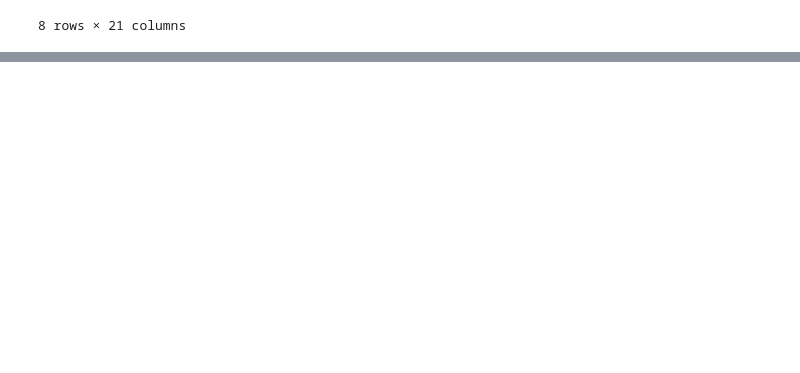
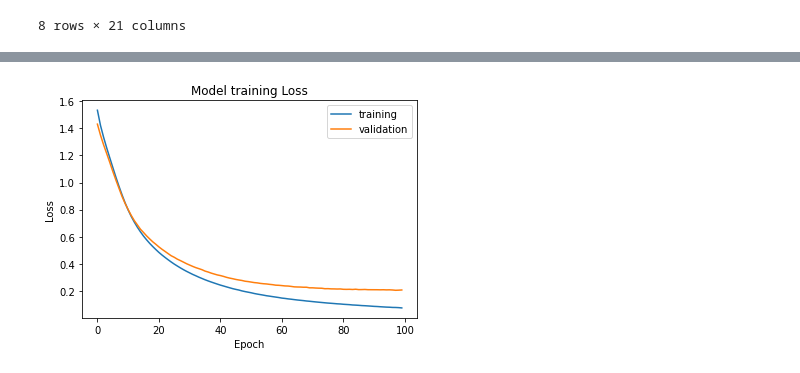
Before and after one commit to Swathi964/ICT_AI-ML_case-study3_Artificial-Neural-Networks-, a Jupyter notebook: Case_Study_03_Artificial_Neural_Network.ipynb, the cells around one changed output, grey strips where cells are left out. Cells and saved outputs as stored; diff of their text form; code cells hidden in the pictures; blank space fills up the shorter version.

```diff
--- a/Case_Study_03_Artificial_Neural_Network.ipynb
+++ b/Case_Study_03_Artificial_Neural_Network.ipynb
@@ -250,0 +128,12 @@ y_test
+# %%
+#plotting Model Loss v/s Epoch
+import matplotlib.pyplot as plt
+plt.plot(history.history['loss'])
+plt.plot(history.history['val_loss'])
+plt.title('Model training Loss')
+plt.ylabel('Loss')
+plt.xlabel('Epoch')
+plt.legend(['training','validation'],loc='best')
+plt.show()
+# %% [output]
+[figure, added]
```
Also changed, not shown: parts of 43 cells of this notebook.
